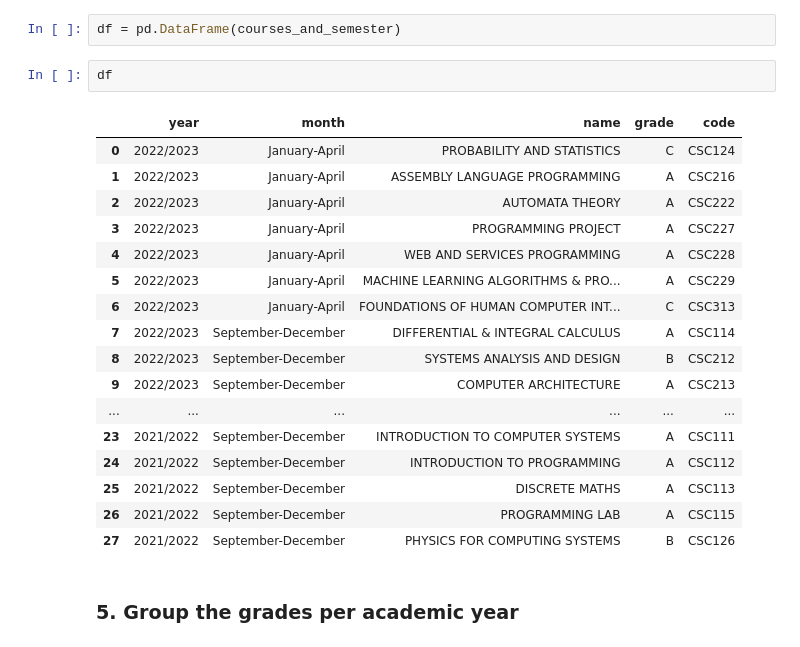
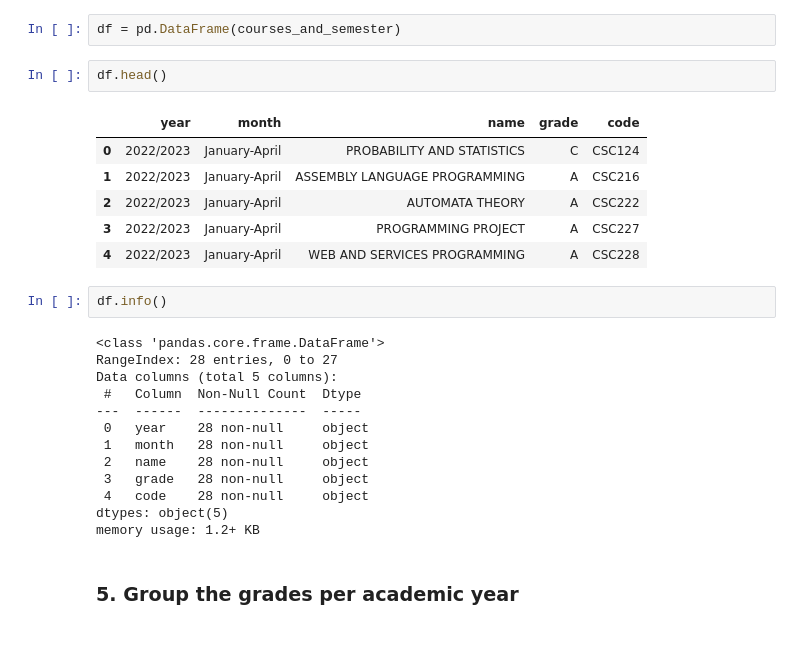
Before and after one commit to kraigochieng/uon-smis-grade-analysis, a Jupyter notebook: main.ipynb, the cells around one changed output. Saved outputs shown, nothing was run; the diff lists cells and outputs as text.

Commit message:
added .info() to look at if null values are there

```diff
--- a/main.ipynb
+++ b/main.ipynb
@@ -141,25 +142,29 @@ for semester_index, semester_date in enumerate(semester_dates):
 # %%
 df = pd.DataFrame(courses_and_semester)
 # %%
-df
+df.head()
 # %% [output]
 |  | year | month | name | grade | code |
 | 0 | 2022/2023 | January-April | PROBABILITY AND STATISTICS | C | CSC124 |
 | 1 | 2022/2023 | January-April | ASSEMBLY LANGUAGE PROGRAMMING | A | CSC216 |
 | 2 | 2022/2023 | January-April | AUTOMATA THEORY | A | CSC222 |
 | 3 | 2022/2023 | January-April | PROGRAMMING PROJECT | A | CSC227 |
 | 4 | 2022/2023 | January-April | WEB AND SERVICES PROGRAMMING | A | CSC228 |
-| 5 | 2022/2023 | January-April | MACHINE LEARNING ALGORITHMS & PRO... | A | CSC229 |
-| 6 | 2022/2023 | January-April | FOUNDATIONS OF HUMAN COMPUTER INT... | C | CSC313 |
-| 7 | 2022/2023 | September-December | DIFFERENTIAL & INTEGRAL CALCULUS | A | CSC114 |
-| 8 | 2022/2023 | September-December | SYSTEMS ANALYSIS AND DESIGN | B | CSC212 |
-| 9 | 2022/2023 | September-December | COMPUTER ARCHITECTURE | A | CSC213 |
-| ... | ... | ... | ... | ... | ... |
-| 23 | 2021/2022 | September-December | INTRODUCTION TO COMPUTER SYSTEMS | A | CSC111 |
-| 24 | 2021/2022 | September-December | INTRODUCTION TO PROGRAMMING | A | CSC112 |
-| 25 | 2021/2022 | September-December | DISCRETE MATHS | A | CSC113 |
-| 26 | 2021/2022 | September-December | PROGRAMMING LAB | A | CSC115 |
-| 27 | 2021/2022 | September-December | PHYSICS FOR COMPUTING SYSTEMS | B | CSC126 |
+# %%
+df.info()
+# %% [output]
+<class 'pandas.core.frame.DataFrame'>
+RangeIndex: 28 entries, 0 to 27
+Data columns (total 5 columns):
+ #   Column  Non-Null Count  Dtype
+---  ------  --------------  -----
+ 0   year    28 non-null     object
+ 1   month   28 non-null     object
+ 2   name    28 non-null     object
+ 3   grade   28 non-null     object
+ 4   code    28 non-null     object
+dtypes: object(5)
+memory usage: 1.2+ KB
 # %% [markdown]
 ### 5. Group the grades per academic year
 # %%
```
Also changed, not shown: parts of 1 cell of this notebook.
